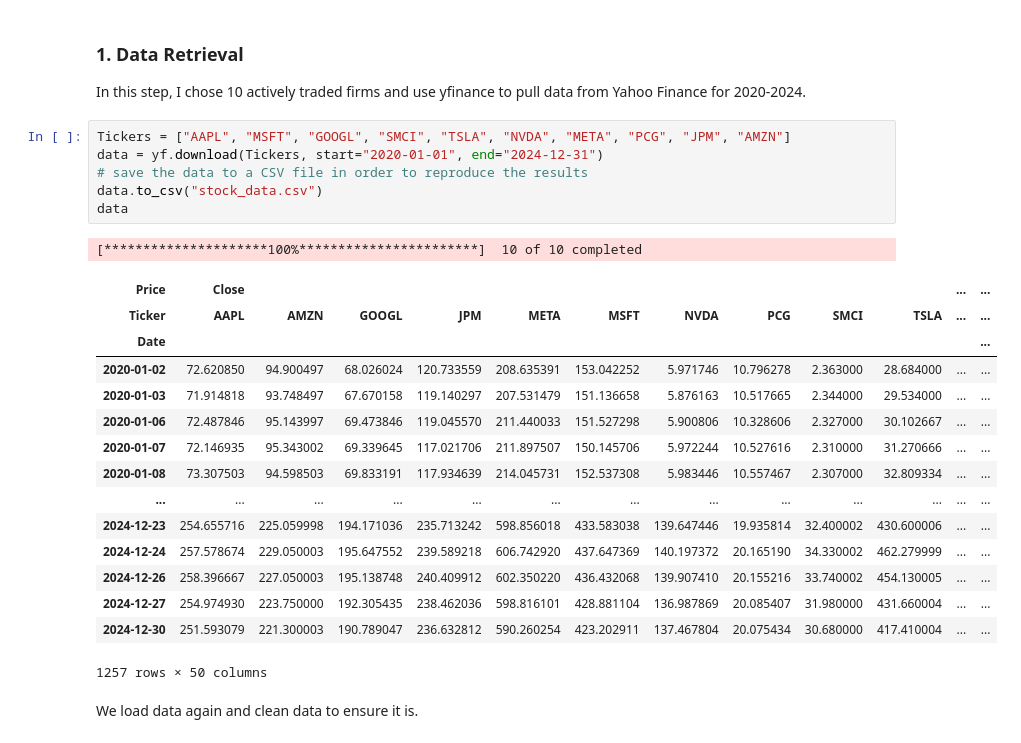
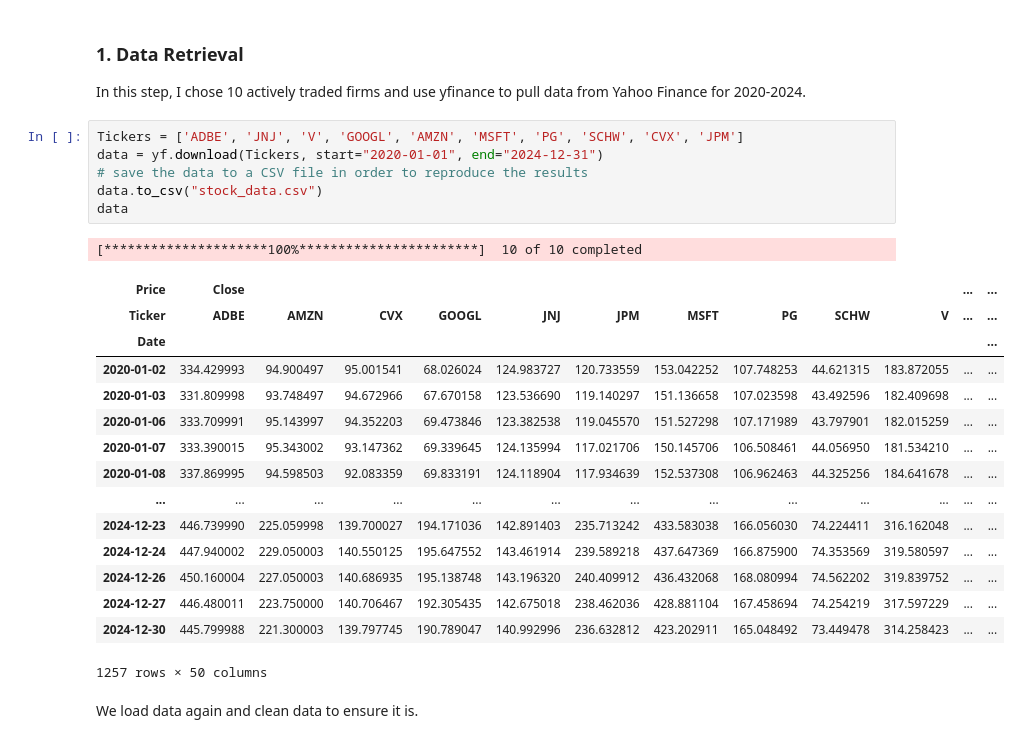
Before and after one commit to Imperial-Business-School/python-for-finance-Chloe-Zhang2025, a Jupyter notebook: Assessment/Individual.ipynb, the cells around one changed output. Saved outputs shown, nothing was run; the diff lists cells and outputs as text.

```diff
--- a/Assessment/Individual.ipynb
+++ b/Assessment/Individual.ipynb
@@ -13,27 +13,27 @@ from scipy.optimize import minimize
 ### 1. Data Retrieval
 In this step, I chose 10 actively traded firms and use yfinance to pull data from Yahoo Finance for 2020-2024.
 # %%
-Tickers = ["AAPL", "MSFT", "GOOGL", "SMCI", "TSLA", "NVDA", "META", "PCG", "JPM", "AMZN"]
+Tickers = ['ADBE', 'JNJ', 'V', 'GOOGL', 'AMZN', 'MSFT', 'PG', 'SCHW', 'CVX', 'JPM']
 data = yf.download(Tickers, start="2020-01-01", end="2024-12-31")
 # save the data to a CSV file in order to reproduce the results
 data.to_csv("stock_data.csv")
 data
 # %% [output]
 [*********************100%***********************]  10 of 10 completed
 | Price | Close |  |  |  |  |  |  |  |  |  | ... | ... |
-| Ticker | AAPL | AMZN | GOOGL | JPM | META | MSFT | NVDA | PCG | SMCI | TSLA | ... | ... |
+| Ticker | ADBE | AMZN | CVX | GOOGL | JNJ | JPM | MSFT | PG | SCHW | V | ... | ... |
 | Date |  |  |  |  |  |  |  |  |  |  |  | ... |
-| 2020-01-02 | 72.620850 | 94.900497 | 68.026024 | 120.733559 | 208.635391 | 153.042252 | 5.971746 | 10.796278 | 2.363000 | 28.684000 | ... | ... |
-| 2020-01-03 | 71.914818 | 93.748497 | 67.670158 | 119.140297 | 207.531479 | 151.136658 | 5.876163 | 10.517665 | 2.344000 | 29.534000 | ... | ... |
-| 2020-01-06 | 72.487846 | 95.143997 | 69.473846 | 119.045570 | 211.440033 | 151.527298 | 5.900806 | 10.328606 | 2.327000 | 30.102667 | ... | ... |
-| 2020-01-07 | 72.146935 | 95.343002 | 69.339645 | 117.021706 | 211.897507 | 150.145706 | 5.972244 | 10.527616 | 2.310000 | 31.270666 | ... | ... |
-| 2020-01-08 | 73.307503 | 94.598503 | 69.833191 | 117.934639 | 214.045731 | 152.537308 | 5.983446 | 10.557467 | 2.307000 | 32.809334 | ... | ... |
+| 2020-01-02 | 334.429993 | 94.900497 | 95.001541 | 68.026024 | 124.983727 | 120.733559 | 153.042252 | 107.748253 | 44.621315 | 183.872055 | ... | ... |
+| 2020-01-03 | 331.809998 | 93.748497 | 94.672966 | 67.670158 | 123.536690 | 119.140297 | 151.136658 | 107.023598 | 43.492596 | 182.409698 | ... | ... |
+| 2020-01-06 | 333.709991 | 95.143997 | 94.352203 | 69.473846 | 123.382538 | 119.045570 | 151.527298 | 107.171989 | 43.797901 | 182.015259 | ... | ... |
+| 2020-01-07 | 333.390015 | 95.343002 | 93.147362 | 69.339645 | 124.135994 | 117.021706 | 150.145706 | 106.508461 | 44.056950 | 181.534210 | ... | ... |
+| 2020-01-08 | 337.869995 | 94.598503 | 92.083359 | 69.833191 | 124.118904 | 117.934639 | 152.537308 | 106.962463 | 44.325256 | 184.641678 | ... | ... |
 | ... | ... | ... | ... | ... | ... | ... | ... | ... | ... | ... | ... | ... |
-| 2024-12-23 | 254.655716 | 225.059998 | 194.171036 | 235.713242 | 598.856018 | 433.583038 | 139.647446 | 19.935814 | 32.400002 | 430.600006 | ... | ... |
-| 2024-12-24 | 257.578674 | 229.050003 | 195.647552 | 239.589218 | 606.742920 | 437.647369 | 140.197372 | 20.165190 | 34.330002 | 462.279999 | ... | ... |
-| 2024-12-26 | 258.396667 | 227.050003 | 195.138748 | 240.409912 | 602.350220 | 436.432068 | 139.907410 | 20.155216 | 33.740002 | 454.130005 | ... | ... |
-| 2024-12-27 | 254.974930 | 223.750000 | 192.305435 | 238.462036 | 598.816101 | 428.881104 | 136.987869 | 20.085407 | 31.980000 | 431.660004 | ... | ... |
-| 2024-12-30 | 251.593079 | 221.300003 | 190.789047 | 236.632812 | 590.260254 | 423.202911 | 137.467804 | 20.075434 | 30.680000 | 417.410004 | ... | ... |
+| 2024-12-23 | 446.739990 | 225.059998 | 139.700027 | 194.171036 | 142.891403 | 235.713242 | 433.583038 | 166.056030 | 74.224411 | 316.162048 | ... | ... |
+| 2024-12-24 | 447.940002 | 229.050003 | 140.550125 | 195.647552 | 143.461914 | 239.589218 | 437.647369 | 166.875900 | 74.353569 | 319.580597 | ... | ... |
+| 2024-12-26 | 450.160004 | 227.050003 | 140.686935 | 195.138748 | 143.196320 | 240.409912 | 436.432068 | 168.080994 | 74.562202 | 319.839752 | ... | ... |
+| 2024-12-27 | 446.480011 | 223.750000 | 140.706467 | 192.305435 | 142.675018 | 238.462036 | 428.881104 | 167.458694 | 74.254219 | 317.597229 | ... | ... |
+| 2024-12-30 | 445.799988 | 221.300003 | 139.797745 | 190.789047 | 140.992996 | 236.632812 | 423.202911 | 165.048492 | 73.449478 | 314.258423 | ... | ... |
 1257 rows × 50 columns
 # %% [markdown]
 We load data again and clean data to ensure it is.
```
Also changed, not shown: parts of 10 cells of this notebook, 1 other file.
